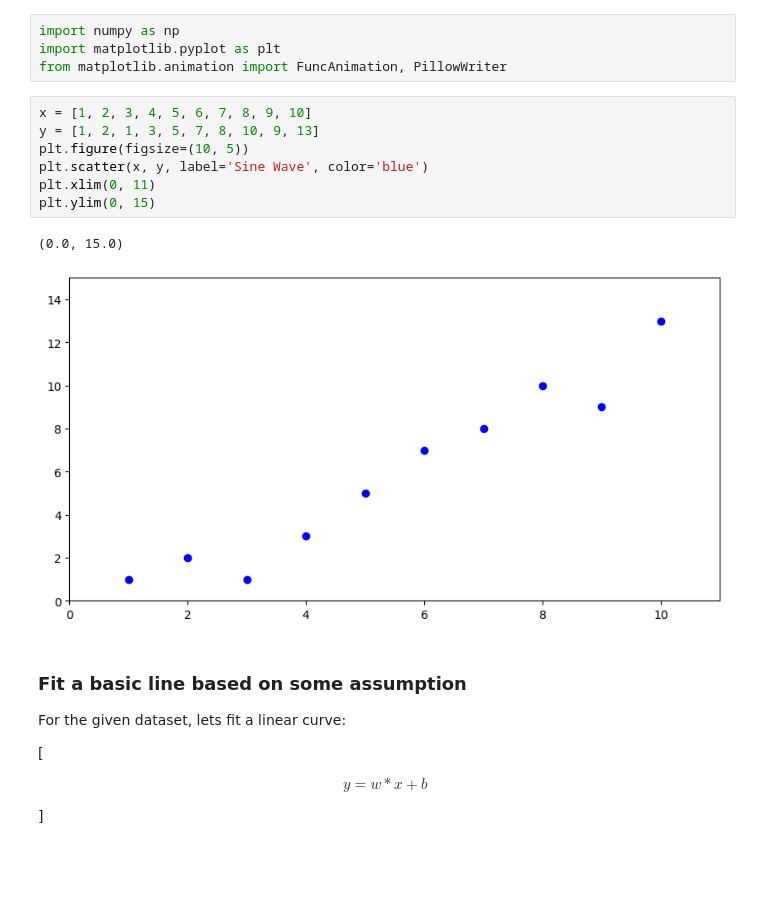
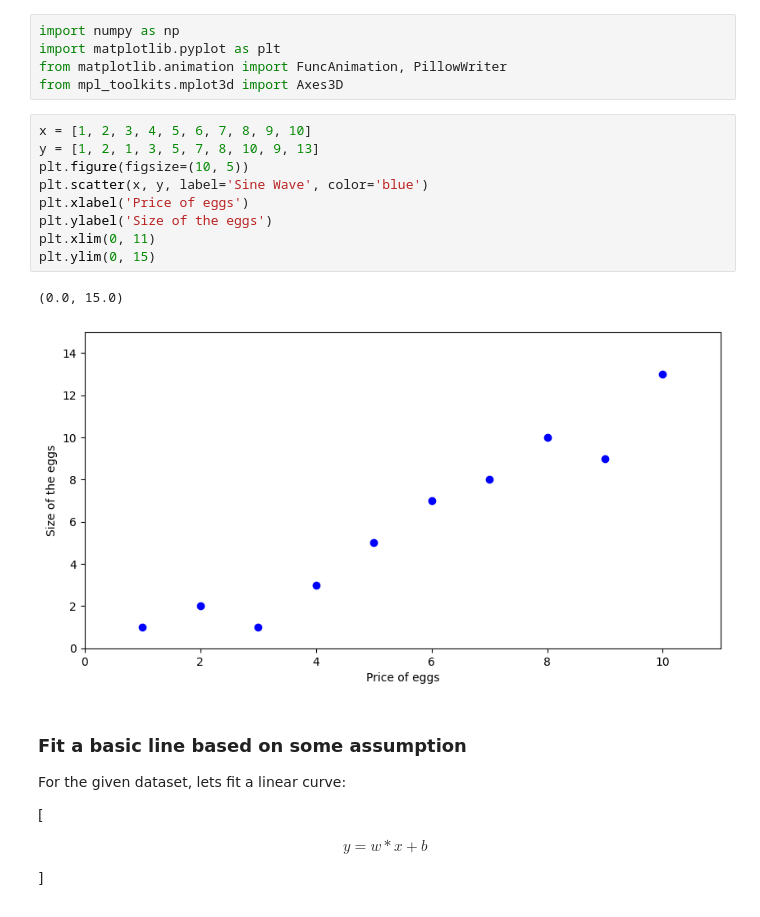
Before and after one commit to rishibbdb/MSU-ML-Workshop, a Jupyter notebook: Supervised/simple.ipynb, the cells around one changed output. Saved outputs shown, nothing was run; the diff lists cells and outputs as text; blank space fills up the shorter version.

```diff
--- a/Supervised/simple.ipynb
+++ b/Supervised/simple.ipynb
@@ -2,16 +2,19 @@
 import numpy as np
 import matplotlib.pyplot as plt
 from matplotlib.animation import FuncAnimation, PillowWriter
+from mpl_toolkits.mplot3d import Axes3D
 # %%
 x = [1, 2, 3, 4, 5, 6, 7, 8, 9, 10]
 y = [1, 2, 1, 3, 5, 7, 8, 10, 9, 13]
 plt.figure(figsize=(10, 5))
 plt.scatter(x, y, label='Sine Wave', color='blue')
+plt.xlabel('Price of eggs')
+plt.ylabel('Size of the eggs')
 plt.xlim(0, 11)
 plt.ylim(0, 15)
 # %% [output]
 (0.0, 15.0)
-[figure, old version]
+[figure, new version]
 # %% [markdown]
 ### Fit a basic line based on some assumption
 
```
Also changed, not shown: parts of 17 cells of this notebook, 6 other files.
